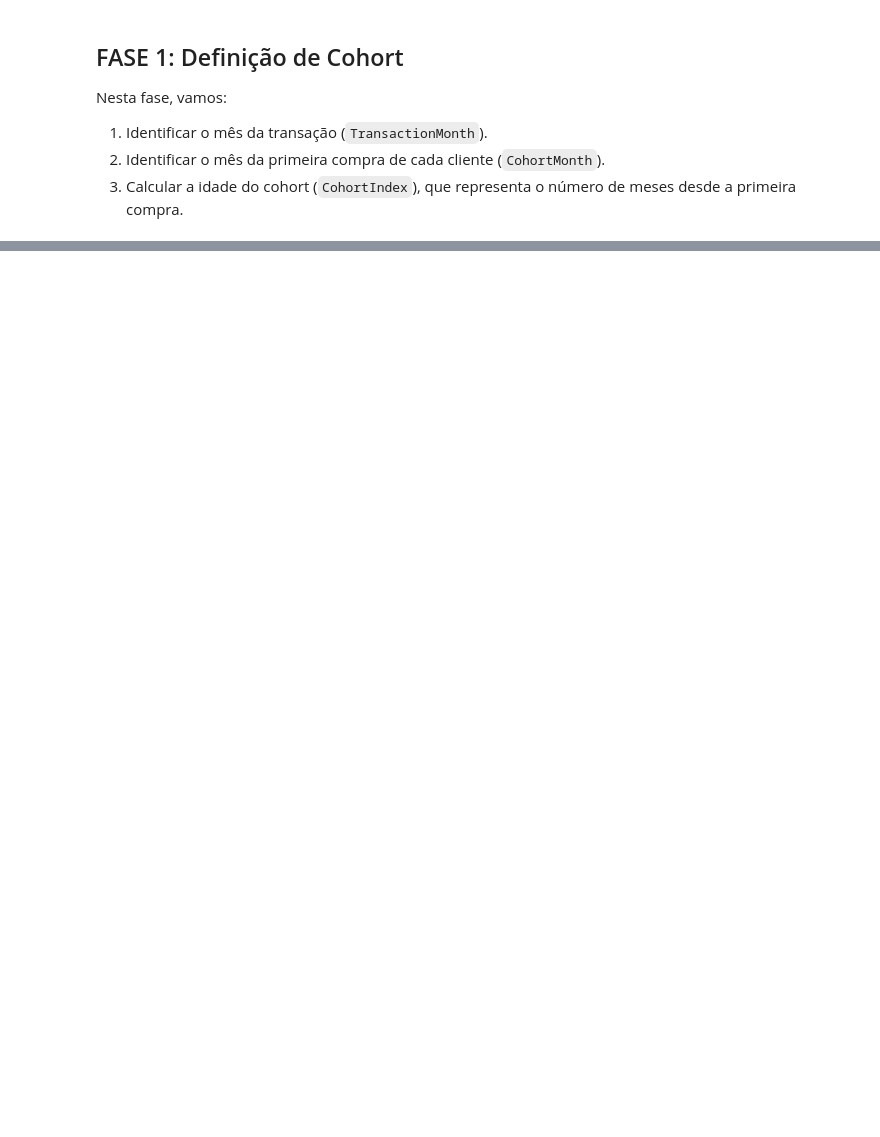
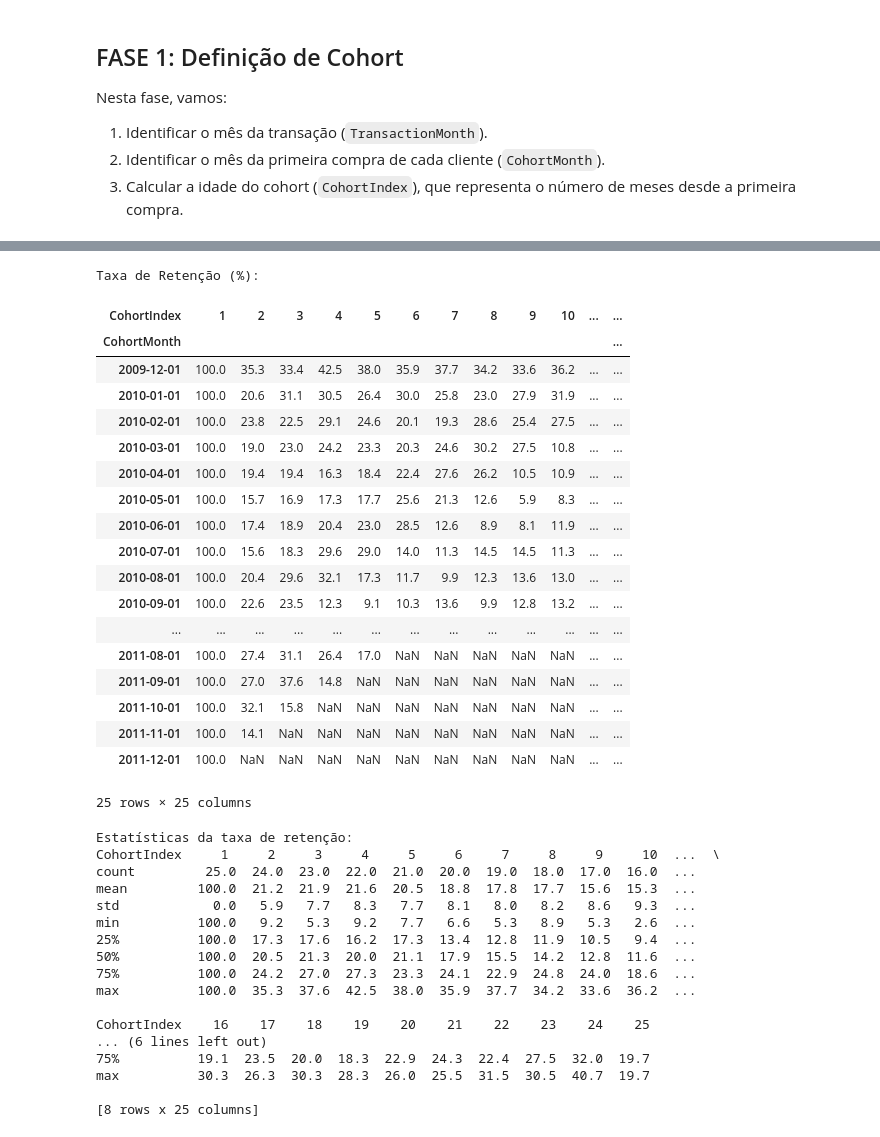
Before and after one commit to rafael-a-ribeiro/Portfolio, a Jupyter notebook: Análise de Cohort para Retenção de Clientes.ipynb, the cells around one changed output, grey strips where cells are left out. Drawn from its saved outputs; the diff is of its cells as text; code cells hidden in the pictures; blank space fills up the shorter version.

```diff
--- a/Análise de Cohort para Retenção de Clientes.ipynb
+++ b/Análise de Cohort para Retenção de Clientes.ipynb
@@ -85,0 +189,50 @@ df.head()
+# %%
+# 3. Cálculo da Retenção
+# Dividir cada célula pelo valor do Mês 1 (primeira coluna) e multiplicar por 100
+cohort_sizes = cohort_counts.iloc[:, 0]
+retention = cohort_counts.divide(cohort_sizes, axis=0) * 100
+
+print("Taxa de Retenção (%):\n")
+display(retention.round(1))
+
+# Estatísticas básicas
+print("\nEstatísticas da taxa de retenção:")
+print(retention.describe().round(1))
+# %% [output]
+Taxa de Retenção (%):
+| CohortIndex | 1 | 2 | 3 | 4 | 5 | 6 | 7 | 8 | 9 | 10 | ... | ... |
+| CohortMonth |  |  |  |  |  |  |  |  |  |  |  | ... |
+| 2009-12-01 | 100.0 | 35.3 | 33.4 | 42.5 | 38.0 | 35.9 | 37.7 | 34.2 | 33.6 | 36.2 | ... | ... |
+| 2010-01-01 | 100.0 | 20.6 | 31.1 | 30.5 | 26.4 | 30.0 | 25.8 | 23.0 | 27.9 | 31.9 | ... | ... |
+| 2010-02-01 | 100.0 | 23.8 | 22.5 | 29.1 | 24.6 | 20.1 | 19.3 | 28.6 | 25.4 | 27.5 | ... | ... |
+| 2010-03-01 | 100.0 | 19.0 | 23.0 | 24.2 | 23.3 | 20.3 | 24.6 | 30.2 | 27.5 | 10.8 | ... | ... |
+| 2010-04-01 | 100.0 | 19.4 | 19.4 | 16.3 | 18.4 | 22.4 | 27.6 | 26.2 | 10.5 | 10.9 | ... | ... |
+| 2010-05-01 | 100.0 | 15.7 | 16.9 | 17.3 | 17.7 | 25.6 | 21.3 | 12.6 | 5.9 | 8.3 | ... | ... |
+| 2010-06-01 | 100.0 | 17.4 | 18.9 | 20.4 | 23.0 | 28.5 | 12.6 | 8.9 | 8.1 | 11.9 | ... | ... |
+| 2010-07-01 | 100.0 | 15.6 | 18.3 | 29.6 | 29.0 | 14.0 | 11.3 | 14.5 | 14.5 | 11.3 | ... | ... |
+| 2010-08-01 | 100.0 | 20.4 | 29.6 | 32.1 | 17.3 | 11.7 | 9.9 | 12.3 | 13.6 | 13.0 | ... | ... |
+| 2010-09-01 | 100.0 | 22.6 | 23.5 | 12.3 | 9.1 | 10.3 | 13.6 | 9.9 | 12.8 | 13.2 | ... | ... |
+| ... | ... | ... | ... | ... | ... | ... | ... | ... | ... | ... | ... | ... |
+| 2011-08-01 | 100.0 | 27.4 | 31.1 | 26.4 | 17.0 | NaN | NaN | NaN | NaN | NaN | ... | ... |
+| 2011-09-01 | 100.0 | 27.0 | 37.6 | 14.8 | NaN | NaN | NaN | NaN | NaN | NaN | ... | ... |
+| 2011-10-01 | 100.0 | 32.1 | 15.8 | NaN | NaN | NaN | NaN | NaN | NaN | NaN | ... | ... |
+| 2011-11-01 | 100.0 | 14.1 | NaN | NaN | NaN | NaN | NaN | NaN | NaN | NaN | ... | ... |
+| 2011-12-01 | 100.0 | NaN | NaN | NaN | NaN | NaN | NaN | NaN | NaN | NaN | ... | ... |
+25 rows × 25 columns
+Estatísticas da taxa de retenção:
+CohortIndex     1     2     3     4     5     6     7     8     9     10  ...  \
+count         25.0  24.0  23.0  22.0  21.0  20.0  19.0  18.0  17.0  16.0  ...
+mean         100.0  21.2  21.9  21.6  20.5  18.8  17.8  17.7  15.6  15.3  ...
+std            0.0   5.9   7.7   8.3   7.7   8.1   8.0   8.2   8.6   9.3  ...
+min          100.0   9.2   5.3   9.2   7.7   6.6   5.3   8.9   5.3   2.6  ...
+25%          100.0  17.3  17.6  16.2  17.3  13.4  12.8  11.9  10.5   9.4  ...
+50%          100.0  20.5  21.3  20.0  21.1  17.9  15.5  14.2  12.8  11.6  ...
+75%          100.0  24.2  27.0  27.3  23.3  24.1  22.9  24.8  24.0  18.6  ...
+max          100.0  35.3  37.6  42.5  38.0  35.9  37.7  34.2  33.6  36.2  ...
+
+CohortIndex    16    17    18    19    20    21    22    23    24    25
+... (6 lines left out)
+75%          19.1  23.5  20.0  18.3  22.9  24.3  22.4  27.5  32.0  19.7
+max          30.3  26.3  30.3  28.3  26.0  25.5  31.5  30.5  40.7  19.7
+
+[8 rows x 25 columns]
```
Also changed, not shown: parts of 14 cells of this notebook, 1 other file.
